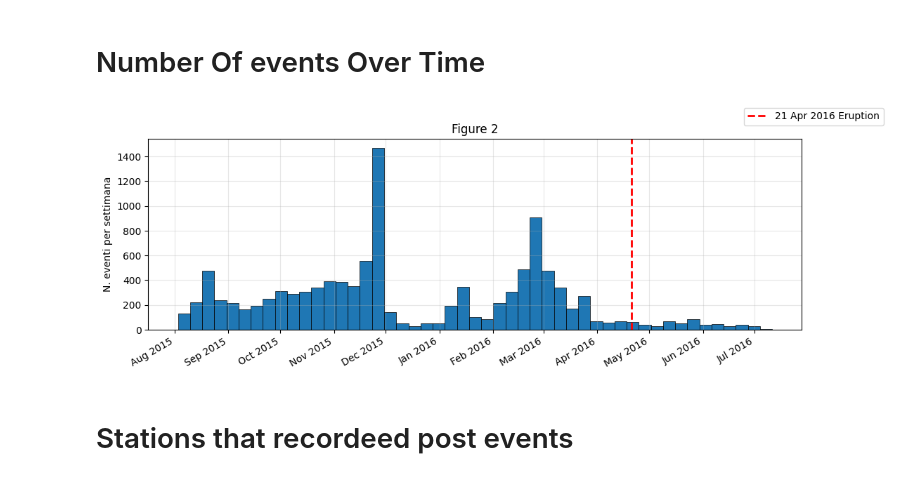
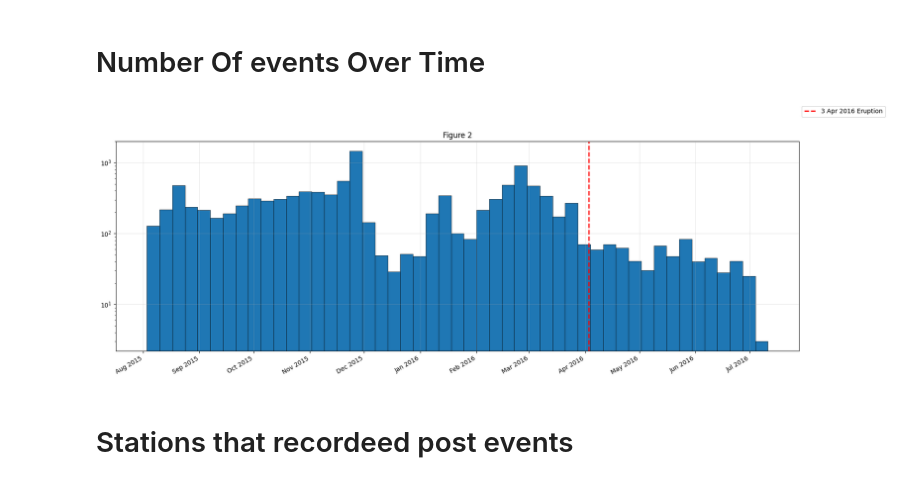
Before and after one commit to Mpinaz/Thesis, a Jupyter notebook: Plots_of_Catalog.ipynb, the cells around one changed output. Cells and saved outputs as stored; diff of their text form; code cells hidden in the pictures.

```diff
--- a/Plots_of_Catalog.ipynb
+++ b/Plots_of_Catalog.ipynb
@@ -238,32 +235,31 @@ plt.show()
 # %%
 counts = catalog["time"].dt.to_period("W").value_counts()
 counts.index = counts.index.to_timestamp()
 
-fig, ax = plt.subplots(figsize=(12, 4))
+fig, ax = plt.subplots(figsize=(20, 7))
 
 ax.xaxis.set_major_locator(mdates.MonthLocator())          # un tick al mese
 ax.xaxis.set_major_formatter(mdates.DateFormatter("%b %Y"))
 fig.autofmt_xdate()
 
 ax.bar(counts.index, counts.values, width=7, align="edge", edgecolor="black", linewidth=0.5)
 
 
-Lines = [pd.Timestamp("2016-04-21"), pd.Timestamp("2015-11-1"), pd.Timestamp("2016-03-15")]
-labels = ["21 Apr 2016 Eruption", "1 unrest period", "2 unrest period"]
+Lines = [pd.Timestamp("2016-04-03"), pd.Timestamp("2015-11-1"), pd.Timestamp("2016-03-15")]
+labels = ["3 Apr 2016 Eruption", "1 unrest period", "2 unrest period"]
 colors = ["red", "orange", "brown"]
 for l, e, c in zip(Lines, labels, colors):
   ax.axvline(l, linestyle="--", linewidth=2, label=e, color=c)
   break
 ax.grid("on", alpha = 0.3)
 
-ax.yscale("log")
-ax.set_ylabel("N. eventi per settimana")
+plt.yscale("log")
 ax.set_title("Figure 2")
 fig.legend()
 
-# plt.savefig("Figure 2 (Number of Events Over Time).png")
+plt.savefig("Figure 2 (Number of Events Over Time).png")
 # %% [output]
-[figure, old version]
+[figure, new version]
 # %% [markdown]
 # Stations that recordeed post events
 # %%
```
Also changed, not shown: parts of 2 cells of this notebook.
